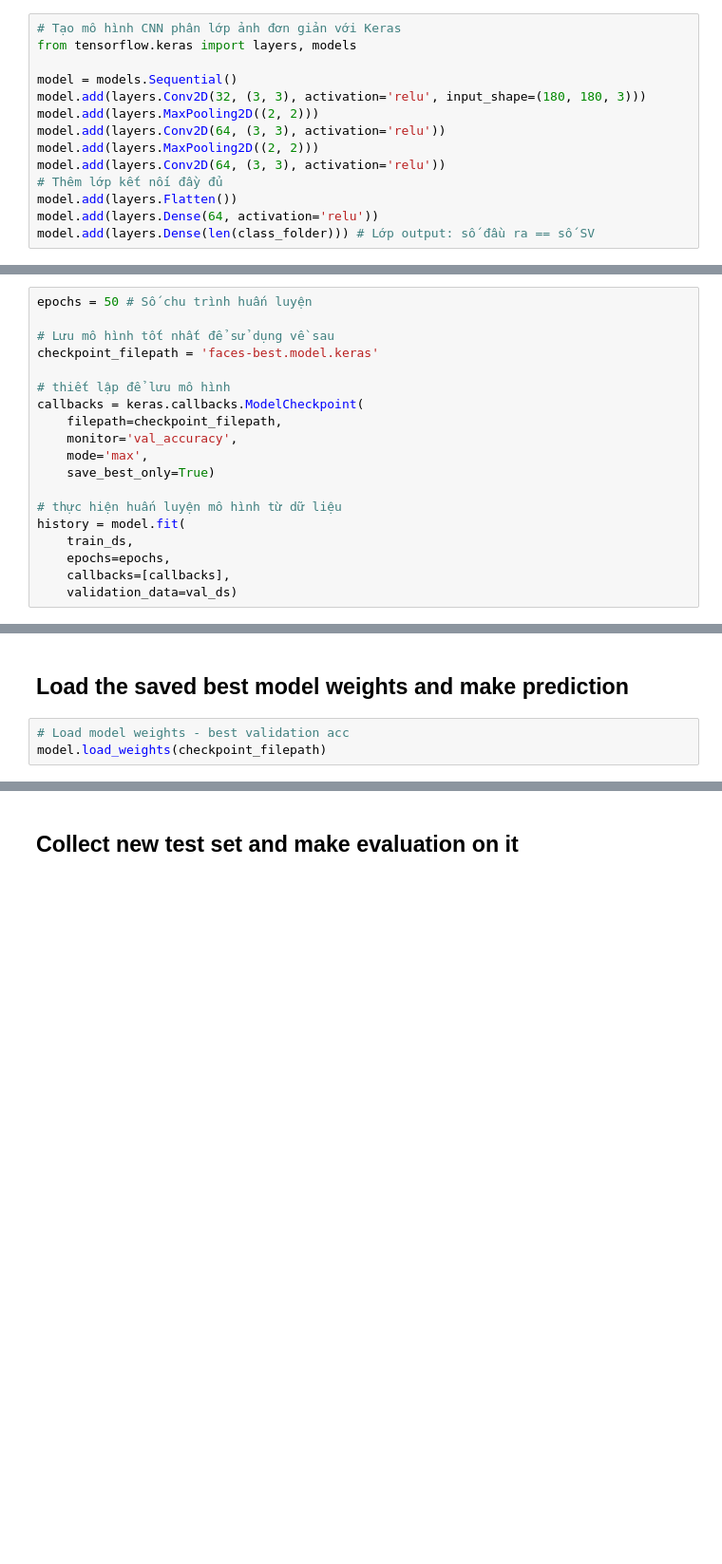
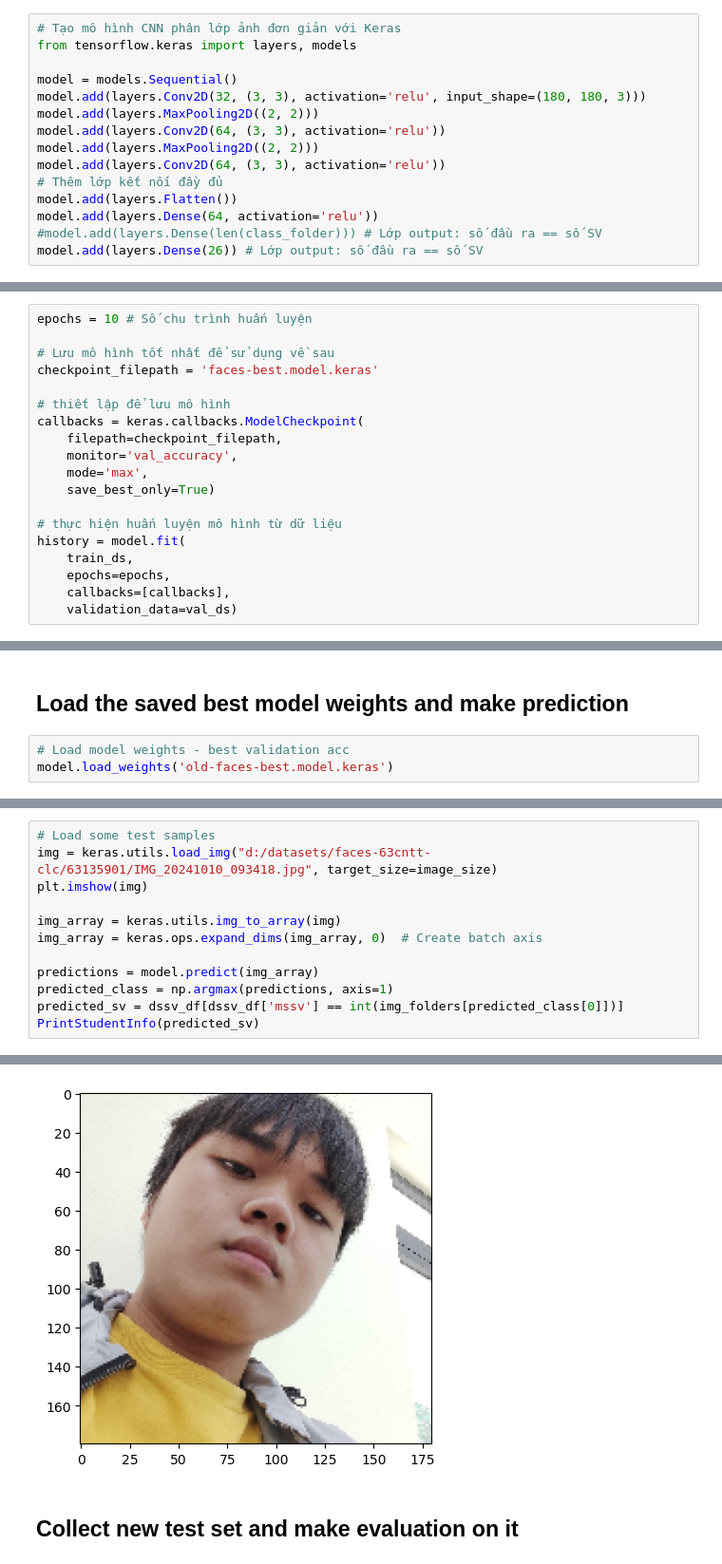
Before and after one commit to nd-hung/datascience, a Jupyter notebook: docs/labs/01-face-recognition/Lab1.ipynb, the cells around one changed output, grey strips where cells are left out. Shown at 95% size. Saved outputs shown, nothing was run; the diff lists cells and outputs as text; blank space fills up the shorter version.

```diff
--- a/docs/labs/01-face-recognition/Lab1.ipynb
+++ b/docs/labs/01-face-recognition/Lab1.ipynb
@@ -166,7 +166,8 @@ model.add(layers.Conv2D(64, (3, 3), activation='relu'))
 # Thêm lớp kết nối đầy đủ
 model.add(layers.Flatten())
 model.add(layers.Dense(64, activation='relu'))
-model.add(layers.Dense(len(class_folder))) # Lớp output: số đầu ra == số SV
+#model.add(layers.Dense(len(class_folder))) # Lớp output: số đầu ra == số SV
+model.add(layers.Dense(26)) # Lớp output: số đầu ra == số SV
 # %%
 model.summary()
 # %% [output]
@@ -211,7 +212,7 @@ model.compile(optimizer='adam',
 có gãn nhãn (labels - học có giám sát). Mô hình sẽ thực hiện dự đoán, tính toán sai số dự đoán (hàm loss), sử dụng phương pháp
 giảm đạo hàm (gradient descent) để cập nhật bộ tham số của mô hình theo giải thuật lan truyền ngược (back propagation).
 # %%
-epochs = 50 # Số chu trình huấn luyện
+epochs = 10 # Số chu trình huấn luyện
 
 # Lưu mô hình tốt nhất để sử dụng về sau
 checkpoint_filepath = 'faces-best.model.keras'
@@ -282,5 +300,5 @@ plt.show()
 ## Load the saved best model weights and make prediction
 # %%
 # Load model weights - best validation acc
-model.load_weights(checkpoint_filepath)
+model.load_weights('old-faces-best.model.keras')
 # %%
@@ -325,0 +360,13 @@ PrintStudentInfo(predicted_sv)
+# %%
+# Load some test samples
+img = keras.utils.load_img("d:/datasets/faces-63cntt-clc/63135901/IMG_20241010_093418.jpg", target_size=image_size)
+plt.imshow(img)
+
+img_array = keras.utils.img_to_array(img)
+img_array = keras.ops.expand_dims(img_array, 0)  # Create batch axis
+
+predictions = model.predict(img_array)
+predicted_class = np.argmax(predictions, axis=1)
+predicted_sv = dssv_df[dssv_df['mssv'] == int(img_folders[predicted_class[0]])]
+PrintStudentInfo(predicted_sv)
+# %% [output]
@@ -326,3 +377,4 @@ PrintStudentInfo(predicted_sv)
+[figure, added]
 # %% [markdown]
 ## Collect new test set and make evaluation on it
 # %%
```
Also changed, not shown: parts of 18 cells of this notebook, 3 other files.
